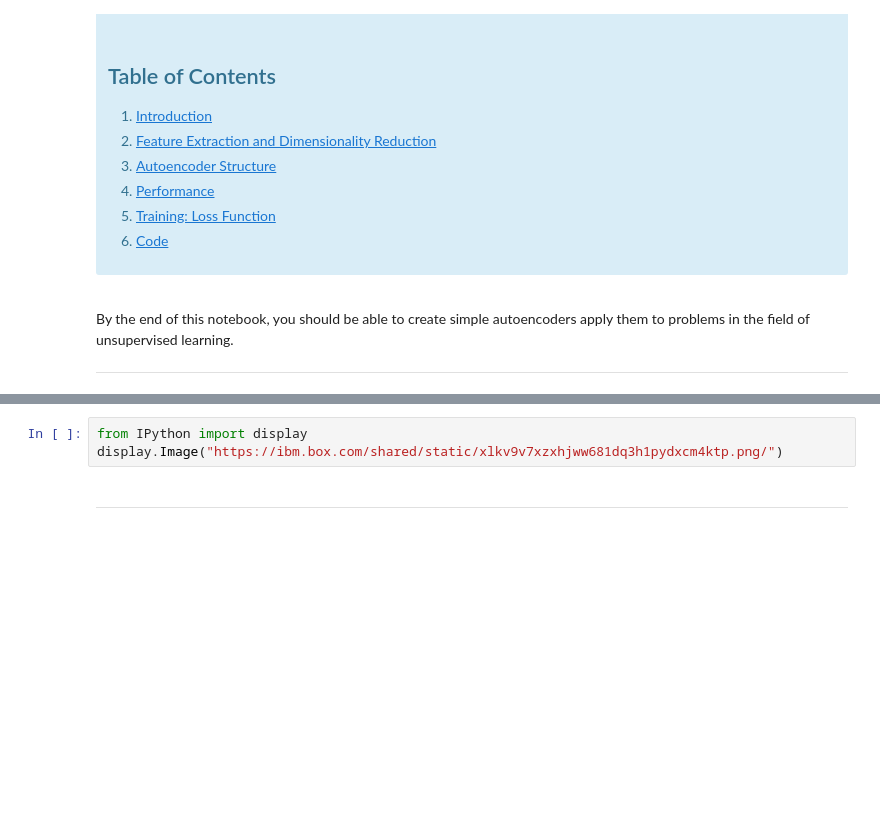
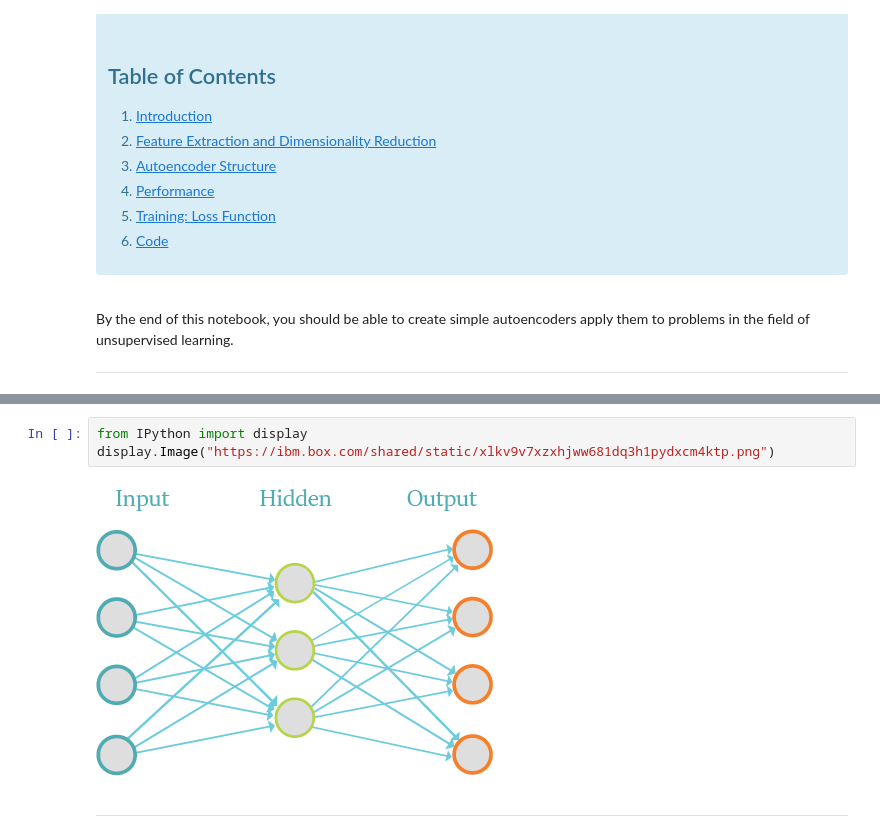
Before and after one commit to nikogarro/Deep-Learning, a Jupyter notebook: IBM-DL/5.1-Autoencoders.ipynb, the cells around one changed output, grey strips where cells are left out. Cells and saved outputs as stored; diff of their text form; blank space fills up the shorter version.

```diff
--- a/IBM-DL/5.1-Autoencoders.ipynb
+++ b/IBM-DL/5.1-Autoencoders.ipynb
@@ -40,7 +40,9 @@ Now, autoencoders, based on Restricted Boltzmann Machines, are employed in some
 <center><img src="https://ibm.box.com/shared/static/xlkv9v7xzxhjww681dq3h1pydxcm4ktp.png/" style="width: 350px;"></center>
 # %%
 from IPython import display
-display.Image("https://ibm.box.com/shared/static/xlkv9v7xzxhjww681dq3h1pydxcm4ktp.png/")
+display.Image("https://ibm.box.com/shared/static/xlkv9v7xzxhjww681dq3h1pydxcm4ktp.png")
+# %% [output]
+[figure, added]
 # %% [markdown]
 <hr>
 # %% [markdown]
```
